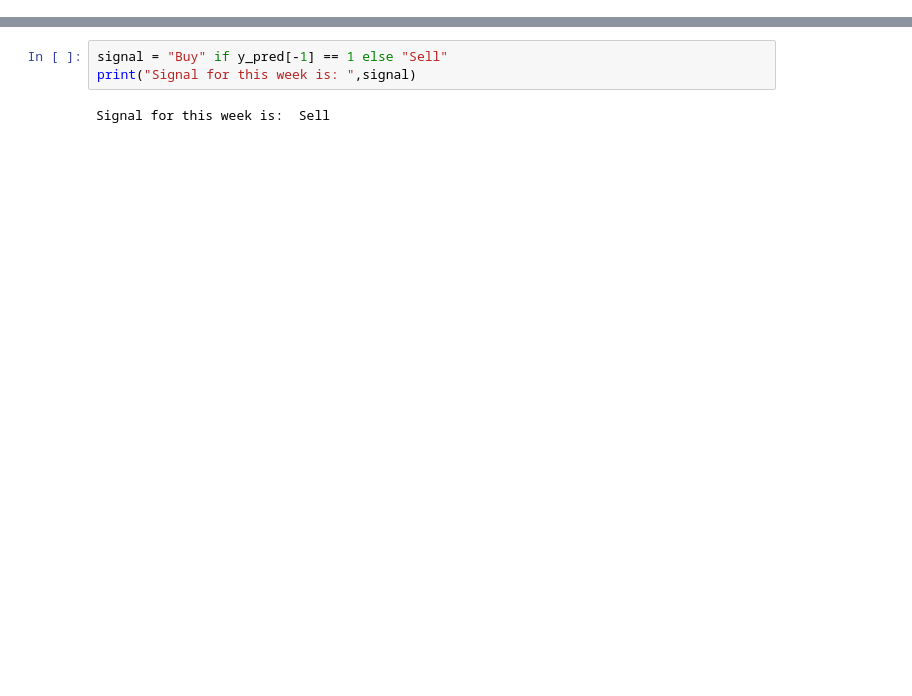
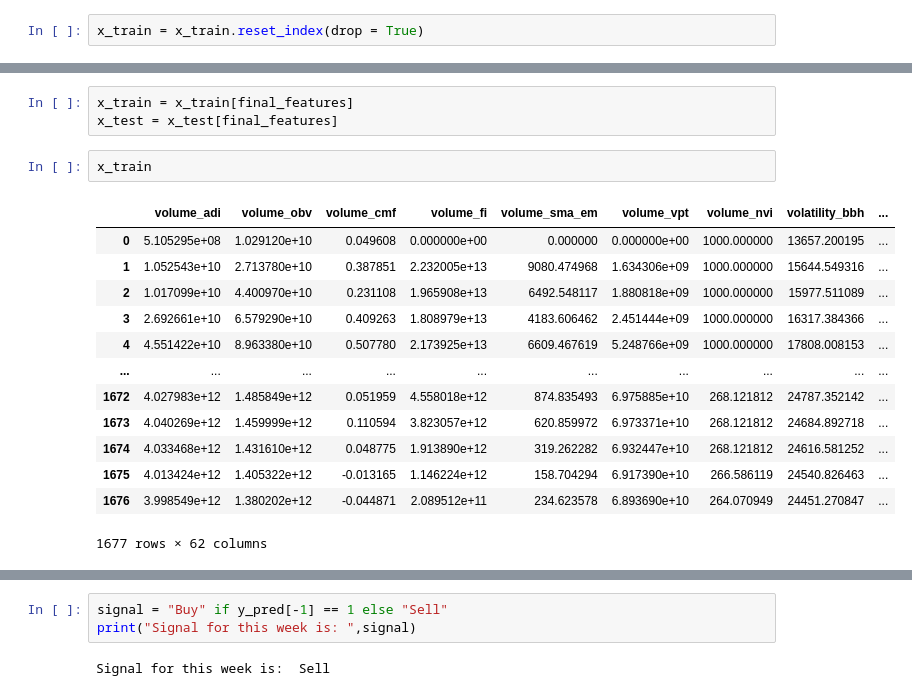
Before and after one commit to Hisham1799/CryptoInvesting-Capstone, a Jupyter notebook: main.ipynb, the cells around one changed output, grey strips where cells are left out. Cells and saved outputs as stored; diff of their text form; blank space fills up the shorter version.

```diff
--- a/main.ipynb
+++ b/main.ipynb
@@ -68,0 +94,2 @@ X_train, X_test, y_train, y_test = train_test_split(X, y, test_size=0.2, random_
+# %%
+x_train = x_train.reset_index(drop = True)
@@ -69,3 +175,22 @@ X_train, X_test, y_train, y_test = train_test_split(X, y, test_size=0.2, random_
+# %%
+x_train = x_train[final_features]
+x_test = x_test[final_features]
+# %%
+x_train
+# %% [output]
+|  | volume_adi | volume_obv | volume_cmf | volume_fi | volume_sma_em | volume_vpt | volume_nvi | volatility_bbh | ... |
+| 0 | 5.105295e+08 | 1.029120e+10 | 0.049608 | 0.000000e+00 | 0.000000 | 0.000000e+00 | 1000.000000 | 13657.200195 | ... |
+| 1 | 1.052543e+10 | 2.713780e+10 | 0.387851 | 2.232005e+13 | 9080.474968 | 1.634306e+09 | 1000.000000 | 15644.549316 | ... |
+| 2 | 1.017099e+10 | 4.400970e+10 | 0.231108 | 1.965908e+13 | 6492.548117 | 1.880818e+09 | 1000.000000 | 15977.511089 | ... |
+| 3 | 2.692661e+10 | 6.579290e+10 | 0.409263 | 1.808979e+13 | 4183.606462 | 2.451444e+09 | 1000.000000 | 16317.384366 | ... |
+| 4 | 4.551422e+10 | 8.963380e+10 | 0.507780 | 2.173925e+13 | 6609.467619 | 5.248766e+09 | 1000.000000 | 17808.008153 | ... |
+| ... | ... | ... | ... | ... | ... | ... | ... | ... | ... |
+| 1672 | 4.027983e+12 | 1.485849e+12 | 0.051959 | 4.558018e+12 | 874.835493 | 6.975885e+10 | 268.121812 | 24787.352142 | ... |
+| 1673 | 4.040269e+12 | 1.459999e+12 | 0.110594 | 3.823057e+12 | 620.859972 | 6.973371e+10 | 268.121812 | 24684.892718 | ... |
+| 1674 | 4.033468e+12 | 1.431610e+12 | 0.048775 | 1.913890e+12 | 319.262282 | 6.932447e+10 | 268.121812 | 24616.581252 | ... |
+| 1675 | 4.013424e+12 | 1.405322e+12 | -0.013165 | 1.146224e+12 | 158.704294 | 6.917390e+10 | 266.586119 | 24540.826463 | ... |
+| 1676 | 3.998549e+12 | 1.380202e+12 | -0.044871 | 2.089512e+11 | 234.623578 | 6.893690e+10 | 264.070949 | 24451.270847 | ... |
+1677 rows × 62 columns
 # %%
 
 # Initialize and train the model
```
Also changed, not shown: parts of 31 cells of this notebook, 3 other files.
